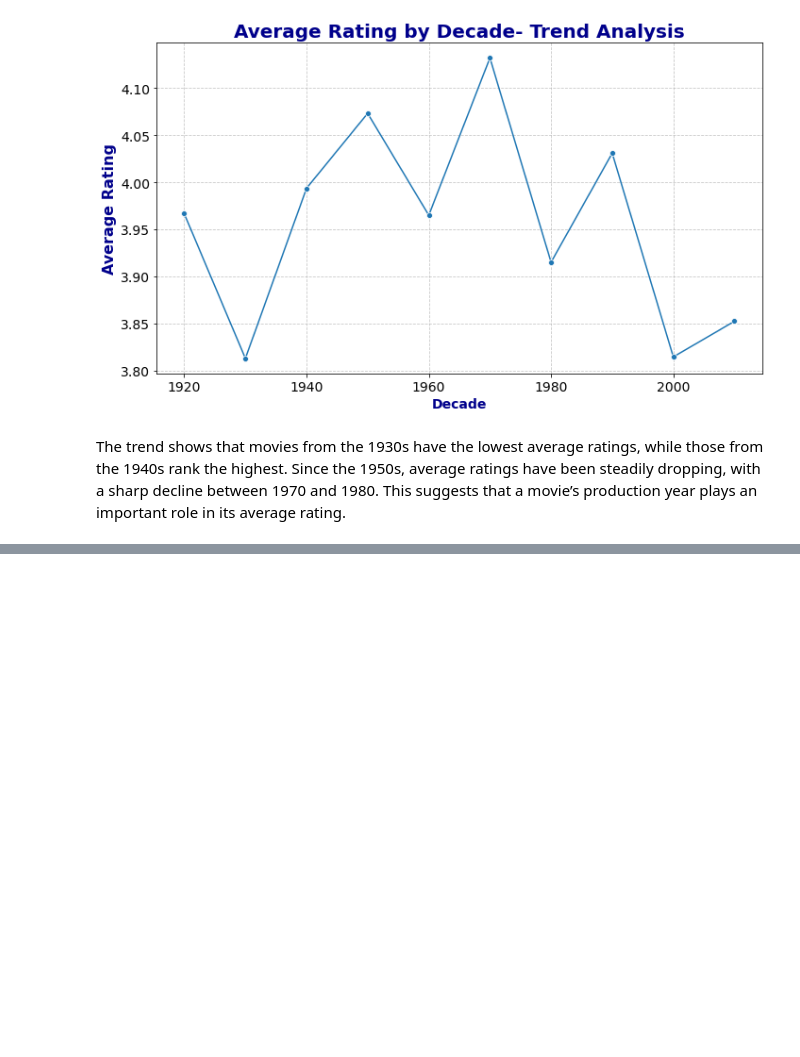
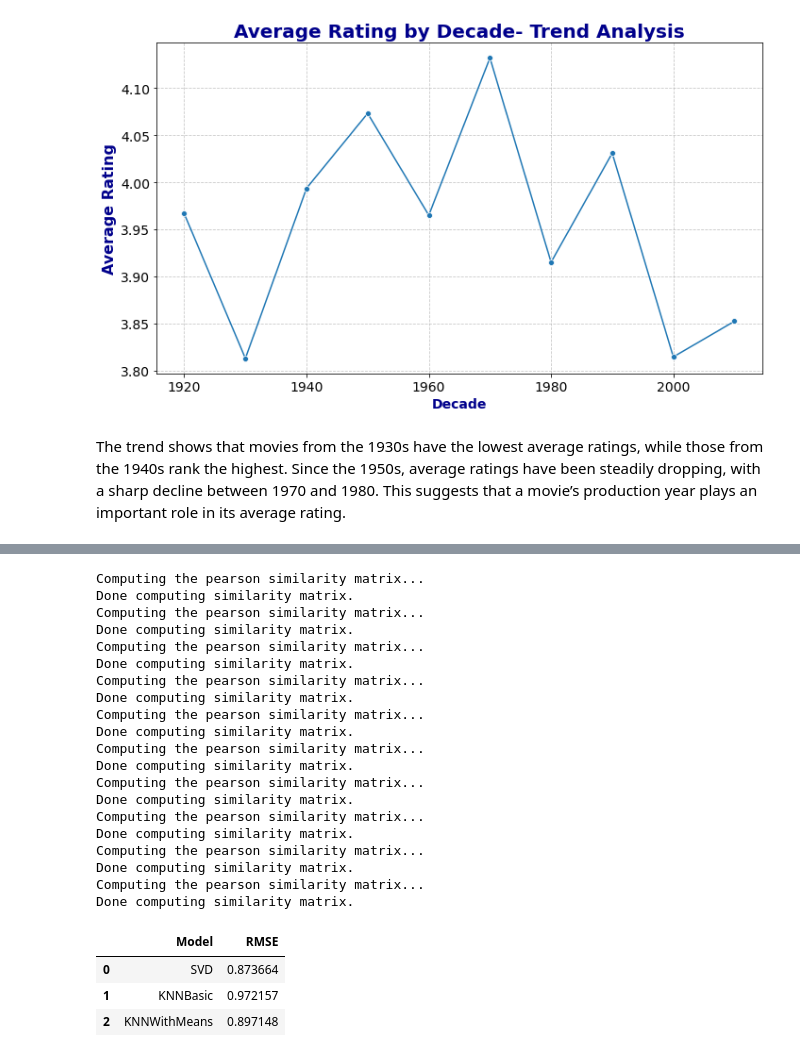
Before and after one commit to gtisnanga/PHASE-4-PRJOECT-MOVIE-RECOMMENDATIONS-GROUP-13, a Jupyter notebook: Angela.ipynb, the cells around one changed output, grey strips where cells are left out. Saved outputs shown, nothing was run; the diff lists cells and outputs as text; code cells hidden in the pictures; blank space fills up the shorter version.

Commit message:
Surprise library and evaluation of models using RMSE

```diff
--- a/Angela.ipynb
+++ b/Angela.ipynb
@@ -554,0 +566,19 @@ The trend shows that movies from the 1930s have the lowest average ratings, whil
+# %%
+#Prepare data for surprise
+file_path = r"C:\Users\PC\Documents\Flatiron\dsc-data-science-env-config\Project_phase_4\links.csv"
+df_links = pd.read_csv(file_path)
+
+file_path = r"C:\Users\PC\Documents\Flatiron\dsc-data-science-env-config\Project_phase_4\movies.csv"
+df_movies = pd.read_csv(file_path)
+
+file_path = r"C:\Users\PC\Documents\Flatiron\dsc-data-science-env-config\Project_phase_4\ratings.csv"
+df_ratings = pd.read_csv(file_path)
+
+file_path = r"C:\Users\PC\Documents\Flatiron\dsc-data-science-env-config\Project_phase_4\tags.csv"
+df_tags = pd.read_csv(file_path)
+# %%
+# Define the reader with the appropriate rating scale
+reader = Reader(rating_scale=(0.5, 5))
+
+# Load the dataset into Surprise using only the relevant columns (userId, movieId, rating)
+data = Dataset.load_from_df(df_ratings[['userId', 'movieId', 'rating']], reader)
@@ -554,0 +597,56 @@ The trend shows that movies from the 1930s have the lowest average ratings, whil
+# %%
+def evaluate_models(data):
+    # Split the data into training and test sets
+    trainset, testset = train_test_split(data, test_size=0.2, random_state=42)
+
+    # Define models with specific configurations
+    model_configs = [
+        {'name': 'SVD', 'model': SVD()},
+        {'name': 'KNNBasic', 'model': KNNBasic(sim_options={'name': 'pearson', 'user_based': True})},
+        {'name': 'KNNWithMeans', 'model': KNNWithMeans(sim_options={'name': 'pearson', 'user_based': True})}
+    ]
+
+    # Initialize an empty list to store evaluation results
+    performance = []
+
+    # Evaluate each model using cross-validation and calculate the mean RMSE
+    for config in model_configs:
+        model = config['model']
+        cv_results = cross_validate(model, data, measures=['RMSE'], cv=5, verbose=False)
+        avg_rmse = cv_results['test_rmse'].mean()
+
+        # Append model name and RMSE to results
+        performance.append({'Model': config['name'], 'RMSE': avg_rmse})
+
+    # Convert results to a DataFrame for better presentation
+    performance_df = pd.DataFrame(performance)
+
+    return performance_df
+
+# Evaluate the models and return the performance DataFrame
+evaluate_models(data)
+# %% [output]
+Computing the pearson similarity matrix...
+Done computing similarity matrix.
+Computing the pearson similarity matrix...
+Done computing similarity matrix.
+Computing the pearson similarity matrix...
+Done computing similarity matrix.
+Computing the pearson similarity matrix...
+Done computing similarity matrix.
+Computing the pearson similarity matrix...
+Done computing similarity matrix.
+Computing the pearson similarity matrix...
+Done computing similarity matrix.
+Computing the pearson similarity matrix...
+Done computing similarity matrix.
+Computing the pearson similarity matrix...
+Done computing similarity matrix.
+Computing the pearson similarity matrix...
+Done computing similarity matrix.
+Computing the pearson similarity matrix...
+Done computing similarity matrix.
+|  | Model | RMSE |
+| 0 | SVD | 0.873664 |
+| 1 | KNNBasic | 0.972157 |
+| 2 | KNNWithMeans | 0.897148 |
```
Also changed, not shown: parts of 5 cells of this notebook.
